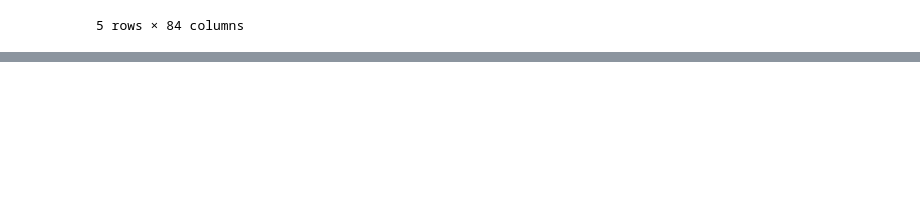
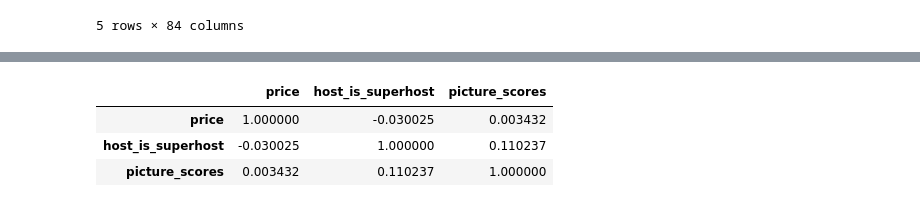
Before and after one commit to afifshomali/NYC-Airbnb-Analysis-447, a Jupyter notebook: FeatureEngineeringAirbnb.ipynb, the cells around one changed output, grey strips where cells are left out. Saved outputs shown, nothing was run; the diff lists cells and outputs as text; code cells hidden in the pictures; blank space fills up the shorter version.

```diff
--- a/FeatureEngineeringAirbnb.ipynb
+++ b/FeatureEngineeringAirbnb.ipynb
@@ -235,0 +385,4 @@ AVERAGE SENTIMENT FOR PARAGRAPH 999:    0.444
+# %%
+# Test dataframe using a free requests to check if pictures score correlate to predicted columns,
+# Randomly sampled around 800 data points
+test_df = pd.read_csv("Datasets/AirbnbData/Test_pictures.csv")
@@ -235,0 +403,7 @@ AVERAGE SENTIMENT FOR PARAGRAPH 999:    0.444
+# %%
+test_df.corr()
+# %% [output]
+|  | price | host_is_superhost | picture_scores |
+| price | 1.000000 | -0.030025 | 0.003432 |
+| host_is_superhost | -0.030025 | 1.000000 | 0.110237 |
+| picture_scores | 0.003432 | 0.110237 | 1.000000 |
```
Also changed, not shown: parts of 28 cells of this notebook, 3 other files.
